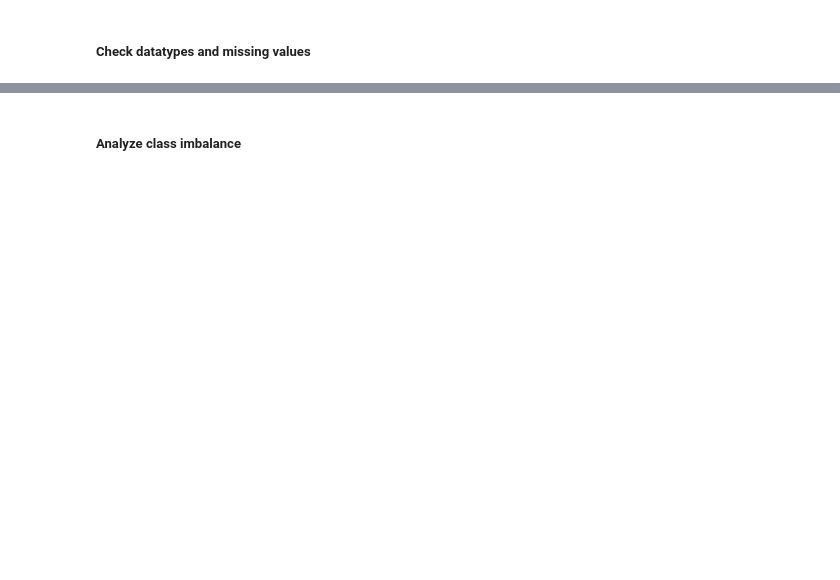
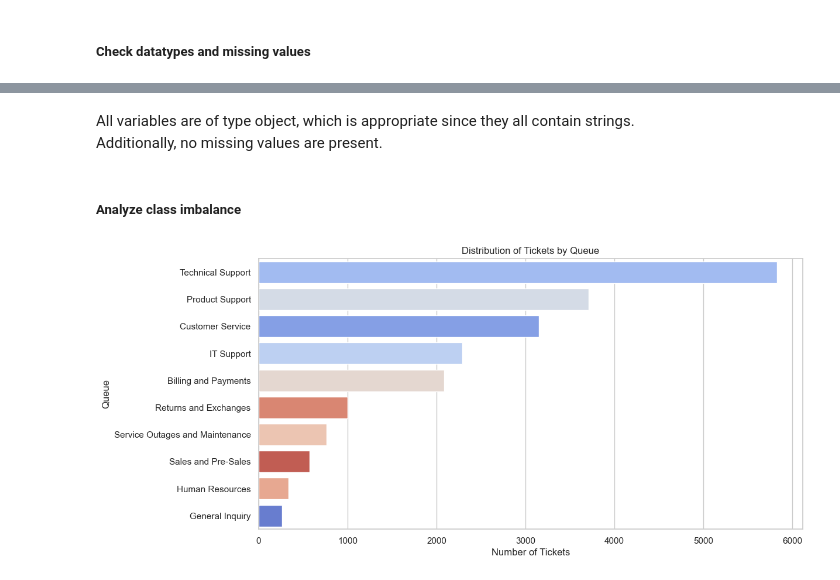
Before and after one commit to margavera/Customer-IT-Support-Text-Classification, a Jupyter notebook: notebooks/EDA.ipynb, the cells around one changed output, grey strips where cells are left out. Drawn from its saved outputs; the diff is of its cells as text; code cells hidden in the pictures; blank space fills up the shorter version.

```diff
--- a/notebooks/EDA.ipynb
+++ b/notebooks/EDA.ipynb
@@ -19,8 +25,8 @@ import pandas as pd
 ### Dataset
 # %%
 # Read the CSV file into a DataFrame
-tickets_df = pd.read_csv('../data/dataset-tickets-multi-lang-4-20k.csv')
-tickets_df.head()
+df_tickets_initial = pd.read_csv('../data/dataset-tickets-multi-lang-4-20k.csv')
+df_tickets_initial.head()
 # %% [output]
 |  | subject | body | answer | type | queue | priority | language | tag_1 | tag_2 | tag_3 | tag_4 | ... |
 | 0 | Unvorhergesehener Absturz der Dat... | Die Datenanalyse-Plattform brach ... | Ich werde Ihnen bei der Lösung de... | Incident | General Inquiry | low | de | Crash | Technical | Bug | Hardware | ... |
@@ -40,0 +59,3 @@ We can appreciate that the dataset contains the next variables:
+# %%
+df_tickets_filtered = df_tickets_initial[['subject', 'body', 'language', 'queue']].copy()
+df_tickets_filtered.head()
@@ -76,0 +101,5 @@ tickets_df[tickets_df['body'].isnull()]
+# %%
+df_tickets = df_tickets_filtered.copy()
+df_tickets['text'] = df_tickets['subject'].fillna('') + " " + df_tickets['body'].fillna('')
+df_tickets = df_tickets.drop(columns=['subject', 'body'])
+df_tickets.head()
@@ -77,2 +126,16 @@ tickets_df[tickets_df['body'].isnull()]
+# %% [markdown]
+All variables are of type object, which is appropriate since they all contain strings.
+Additionally, no missing values are present.
 # %% [markdown]
 ##### Analyze class imbalance
+# %%
+sns.set(style="whitegrid")
+
+plt.figure(figsize=(12, 6))
+sns.countplot(y=df_tickets['queue'], order=df_tickets['queue'].value_counts().index, palette="coolwarm", hue=df_tickets['queue'])
+plt.title("Distribution of Tickets by Queue")
+plt.xlabel("Number of Tickets")
+plt.ylabel("Queue")
+plt.show()
+# %% [output]
+[figure, added]
```
Also changed, not shown: parts of 18 cells of this notebook, 1 other file.
